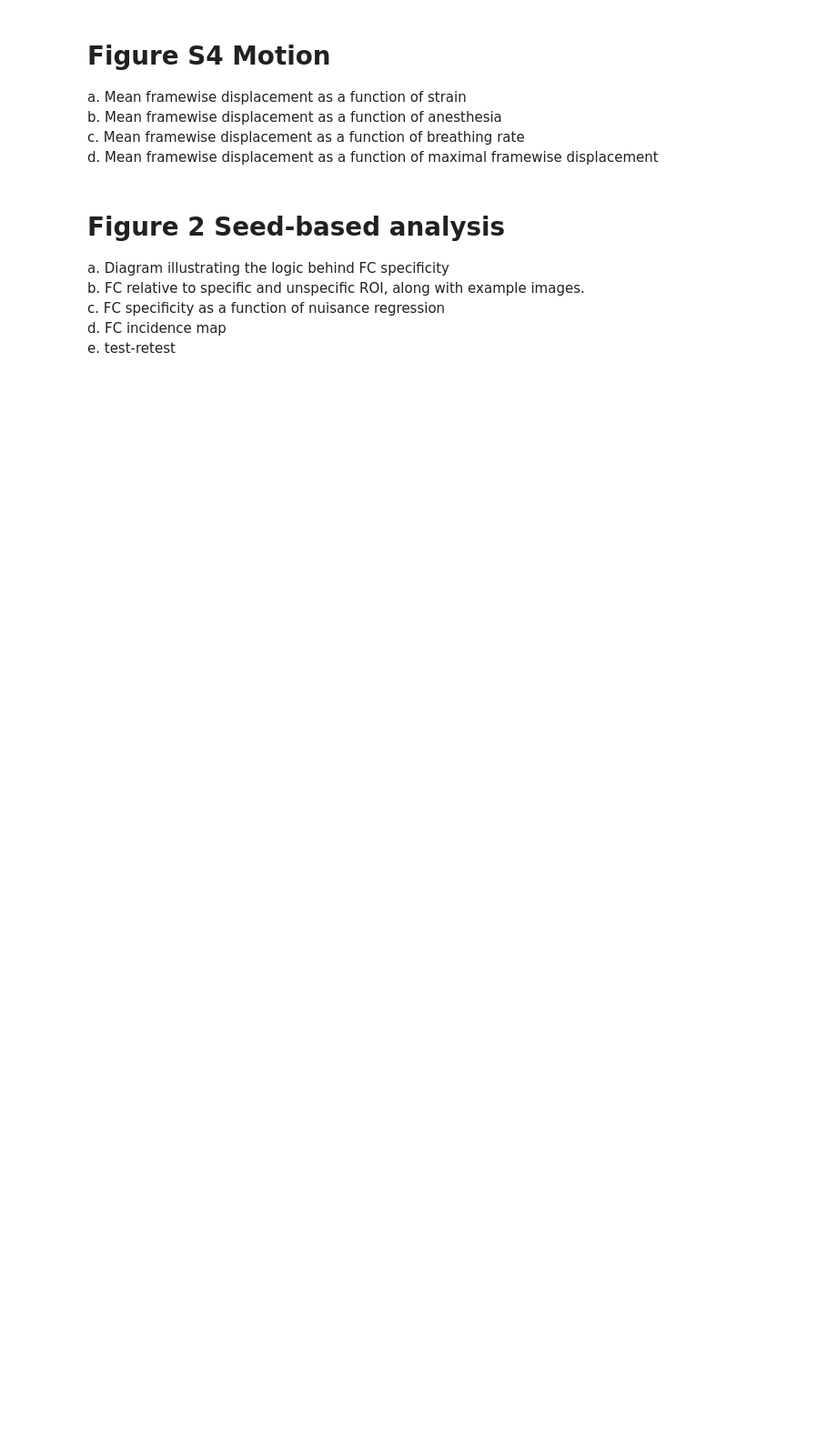
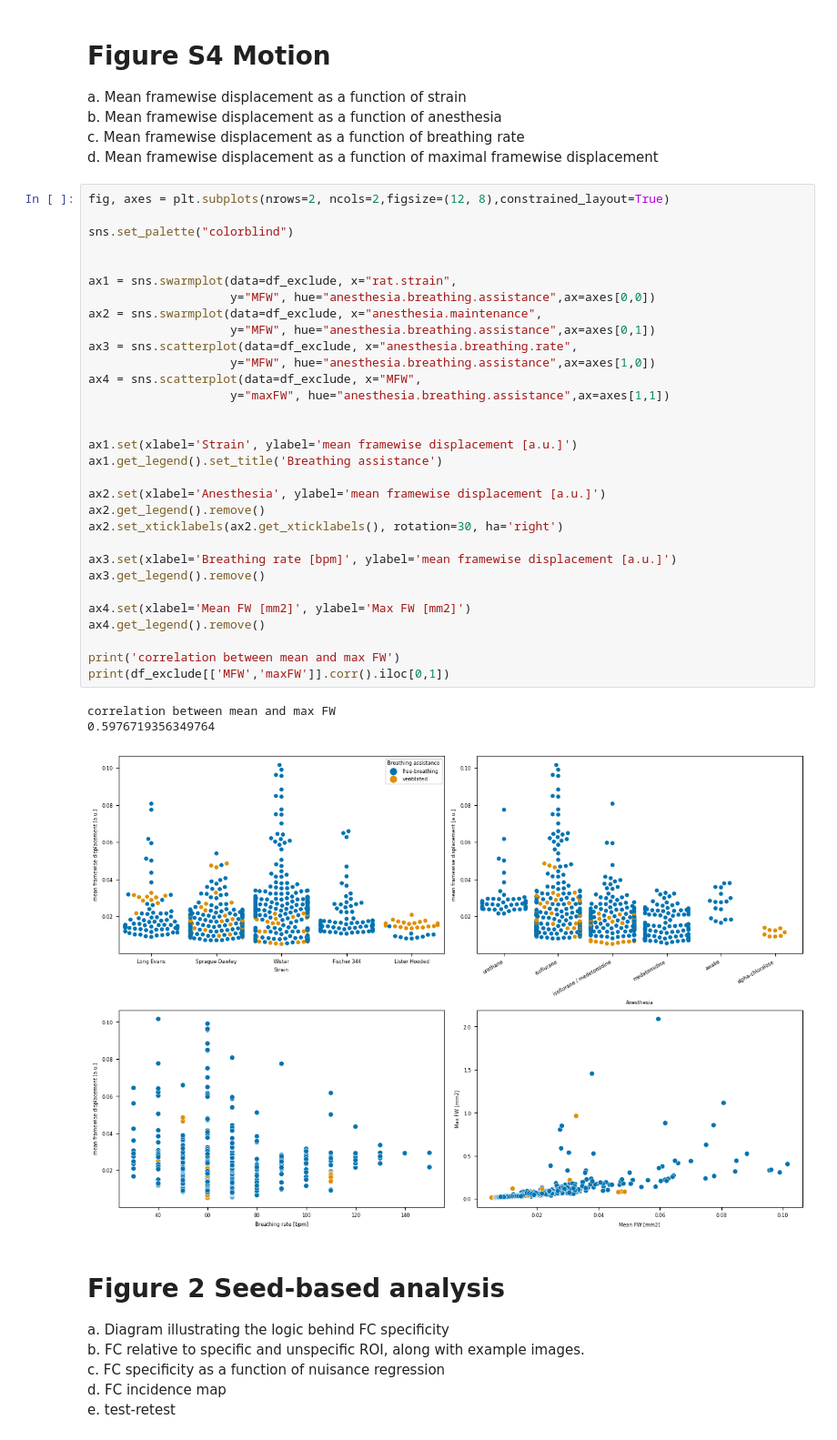
Before and after one commit to grandjeanlab/MultiRat, a Jupyter notebook: scripts/proj_mauscript.ipynb, the cells around one changed output. Shown at 91% size. Saved outputs shown, nothing was run; the diff lists cells and outputs as text; blank space fills up the shorter version.

```diff
--- a/scripts/proj_mauscript.ipynb
+++ b/scripts/proj_mauscript.ipynb
@@ -162,6 +205,41 @@ a. Mean framewise displacement as a function of strain
 b. Mean framewise displacement as a function of anesthesia
 c. Mean framewise displacement as a function of breathing rate
 d. Mean framewise displacement as a function of maximal framewise displacement
+# %%
+fig, axes = plt.subplots(nrows=2, ncols=2,figsize=(12, 8),constrained_layout=True)
+
+sns.set_palette("colorblind")
+
+
+ax1 = sns.swarmplot(data=df_exclude, x="rat.strain",
+                    y="MFW", hue="anesthesia.breathing.assistance",ax=axes[0,0])
+ax2 = sns.swarmplot(data=df_exclude, x="anesthesia.maintenance",
+                    y="MFW", hue="anesthesia.breathing.assistance",ax=axes[0,1])
+ax3 = sns.scatterplot(data=df_exclude, x="anesthesia.breathing.rate",
+                    y="MFW", hue="anesthesia.breathing.assistance",ax=axes[1,0])
+ax4 = sns.scatterplot(data=df_exclude, x="MFW",
+                    y="maxFW", hue="anesthesia.breathing.assistance",ax=axes[1,1])
+
+
+ax1.set(xlabel='Strain', ylabel='mean framewise displacement [a.u.]')
+ax1.get_legend().set_title('Breathing assistance')
+
+ax2.set(xlabel='Anesthesia', ylabel='mean framewise displacement [a.u.]')
+ax2.get_legend().remove()
+ax2.set_xticklabels(ax2.get_xticklabels(), rotation=30, ha='right')
+
+ax3.set(xlabel='Breathing rate [bpm]', ylabel='mean framewise displacement [a.u.]')
+ax3.get_legend().remove()
+
+ax4.set(xlabel='Mean FW [mm2]', ylabel='Max FW [mm2]')
+ax4.get_legend().remove()
+
+print('correlation between mean and max FW')
+print(df_exclude[['MFW','maxFW']].corr().iloc[0,1])
+# %% [output]
+correlation between mean and max FW
+0.5976719356349764
+[figure, added]
 # %% [markdown]
 # Figure 2 Seed-based analysis
 a. Diagram illustrating the logic behind FC specificity
```
Also changed, not shown: parts of 16 cells of this notebook, 36 other files.
